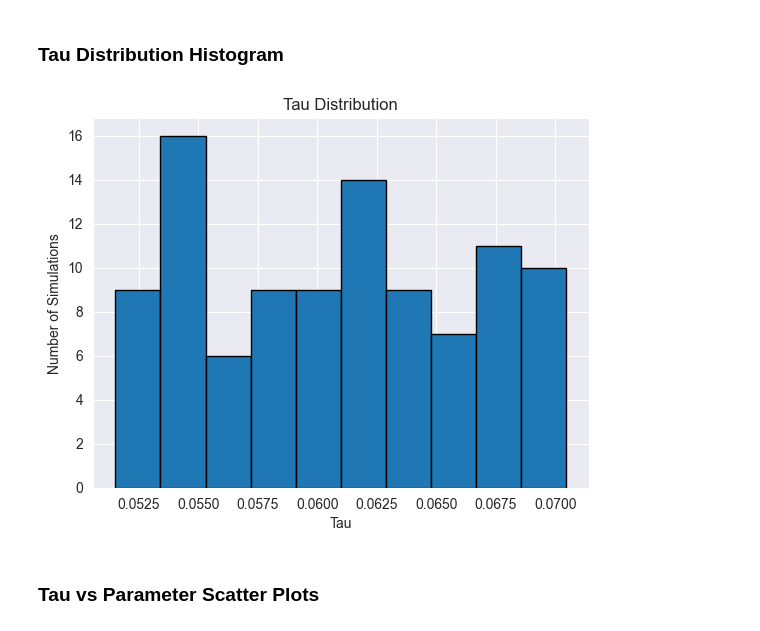
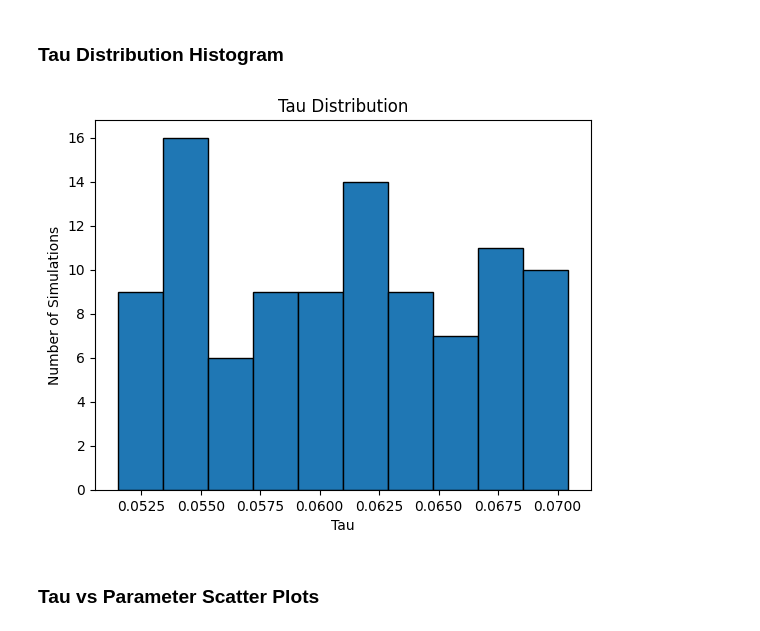
Before and after one commit to RobertxPearce/reionization-emulator, a Jupyter notebook: notebooks/proc_data_vis.ipynb, the cells around one changed output. Drawn from its saved outputs; the diff is of its cells as text; code cells hidden in the pictures.

```diff
--- a/notebooks/proc_data_vis.ipynb
+++ b/notebooks/proc_data_vis.ipynb
@@ -201,12 +200,13 @@ plt.show()
 # %%
 plt.figure()
 df["tau"].hist(bins=10, edgecolor="black")
+plt.grid(False)
 plt.title("Tau Distribution")
 plt.xlabel("Tau")
 plt.ylabel("Number of Simulations")
 plt.show()
 # %% [output]
-[figure, old version]
+[figure, new version]
 # %% [markdown]
 ### Tau vs Parameter Scatter Plots
 # %%
```
Also changed, not shown: parts of 14 cells of this notebook.
